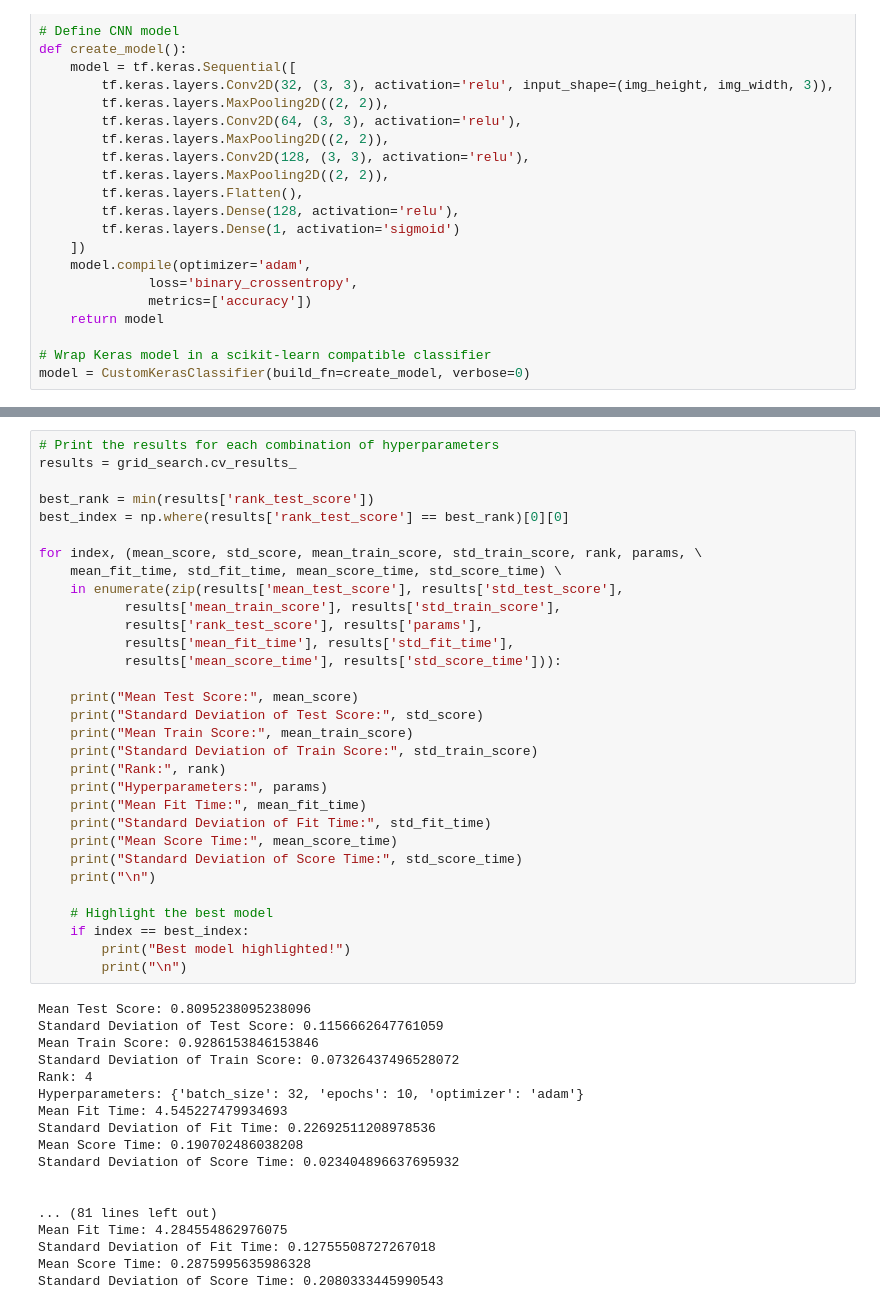
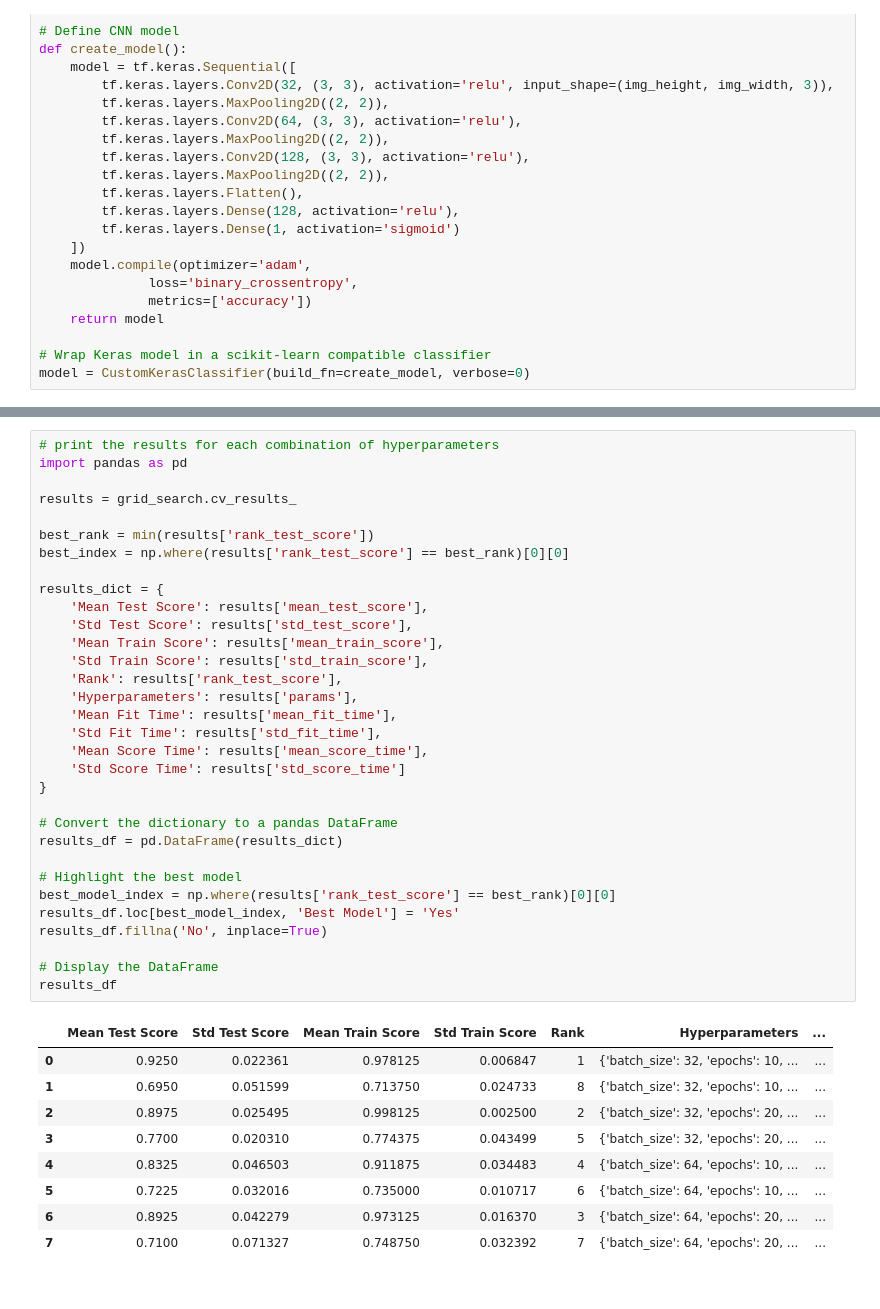
Before and after one commit to mahamjamal/BMEN415_final-project_g9, a Jupyter notebook: image-classification.ipynb, the cells around one changed output, grey strips where cells are left out. Saved outputs shown, nothing was run; the diff lists cells and outputs as text.

```diff
--- a/image-classification.ipynb
+++ b/image-classification.ipynb
@@ -449,54 +456,47 @@ Epoch 7/20
 Epoch 1/20
 ... (29 outputs left out)
 # %%
-# Print the results for each combination of hyperparameters
+# print the results for each combination of hyperparameters
+import pandas as pd
+
 results = grid_search.cv_results_
 
 best_rank = min(results['rank_test_score'])
 best_index = np.where(results['rank_test_score'] == best_rank)[0][0]
 
-for index, (mean_score, std_score, mean_train_score, std_train_score, rank, params, \
-    mean_fit_time, std_fit_time, mean_score_time, std_score_time) \
-    in enumerate(zip(results['mean_test_score'], results['std_test_score'],
-           results['mean_train_score'], results['std_train_score'],
-           results['rank_test_score'], results['params'],
-           results['mean_fit_time'], results['std_fit_time'],
-           results['mean_score_time'], results['std_score_time'])):
+results_dict = {
+    'Mean Test Score': results['mean_test_score'],
+    'Std Test Score': results['std_test_score'],
+    'Mean Train Score': results['mean_train_score'],
+    'Std Train Score': results['std_train_score'],
+    'Rank': results['rank_test_score'],
+    'Hyperparameters': results['params'],
+    'Mean Fit Time': results['mean_fit_time'],
+    'Std Fit Time': results['std_fit_time'],
+    'Mean Score Time': results['mean_score_time'],
+    'Std Score Time': results['std_score_time']
+}
 
-    print("Mean Test Score:", mean_score)
-    print("Standard Deviation of Test Score:", std_score)
-    print("Mean Train Score:", mean_train_score)
-    print("Standard Deviation of Train Score:", std_train_score)
-    print("Rank:", rank)
-    print("Hyperparameters:", params)
-    print("Mean Fit Time:", mean_fit_time)
-    print("Standard Deviation of Fit Time:", std_fit_time)
-    print("Mean Score Time:", mean_score_time)
-    print("Standard Deviation of Score Time:", std_score_time)
-    print("\n")
+# Convert the dictionary to a pandas DataFrame
+results_df = pd.DataFrame(results_dict)
 
-    # Highlight the best model
-    if index == best_index:
-        print("Best model highlighted!")
-        print("\n")
+# Highlight the best model
+best_model_index = np.where(results['rank_test_score'] == best_rank)[0][0]
+results_df.loc[best_model_index, 'Best Model'] = 'Yes'
+results_df.fillna('No', inplace=True)
+
+# Display the DataFrame
+results_df
 # %% [output]
-Mean Test Score: 0.8095238095238096
-Standard Deviation of Test Score: 0.1156662647761059
-Mean Train Score: 0.9286153846153846
-Standard Deviation of Train Score: 0.07326437496528072
-Rank: 4
-Hyperparameters: {'batch_size': 32, 'epochs': 10, 'optimizer': 'adam'}
-Mean Fit Time: 4.545227479934693
-Standard Deviation of Fit Time: 0.22692511208978536
-Mean Score Time: 0.190702486038208
-Standard Deviation of Score Time: 0.023404896637695932
-
-
-... (81 lines left out)
-Mean Fit Time: 4.284554862976075
-Standard Deviation of Fit Time: 0.12755508727267018
-Mean Score Time: 0.2875995635986328
-Standard Deviation of Score Time: 0.2080333445990543
+|  | Mean Test Score | Std Test Score | Mean Train Score | Std Train Score | Rank | Hyperparameters | ... |
+| 0 | 0.9250 | 0.022361 | 0.978125 | 0.006847 | 1 | {'batch_size': 32, 'epochs': 10, ... | ... |
+| 1 | 0.6950 | 0.051599 | 0.713750 | 0.024733 | 8 | {'batch_size': 32, 'epochs': 10, ... | ... |
+| 2 | 0.8975 | 0.025495 | 0.998125 | 0.002500 | 2 | {'batch_size': 32, 'epochs': 20, ... | ... |
+| 3 | 0.7700 | 0.020310 | 0.774375 | 0.043499 | 5 | {'batch_size': 32, 'epochs': 20, ... | ... |
+| 4 | 0.8325 | 0.046503 | 0.911875 | 0.034483 | 4 | {'batch_size': 64, 'epochs': 10, ... | ... |
+| 5 | 0.7225 | 0.032016 | 0.735000 | 0.010717 | 6 | {'batch_size': 64, 'epochs': 10, ... | ... |
+| 6 | 0.8925 | 0.042279 | 0.973125 | 0.016370 | 3 | {'batch_size': 64, 'epochs': 20, ... | ... |
+| 7 | 0.7100 | 0.071327 | 0.748750 | 0.032392 | 7 | {'batch_size': 64, 'epochs': 20, ... | ... |
 # %%
 import numpy as np
 import matplotlib.pyplot as plt
```
Also changed, not shown: parts of 19 cells of this notebook.
